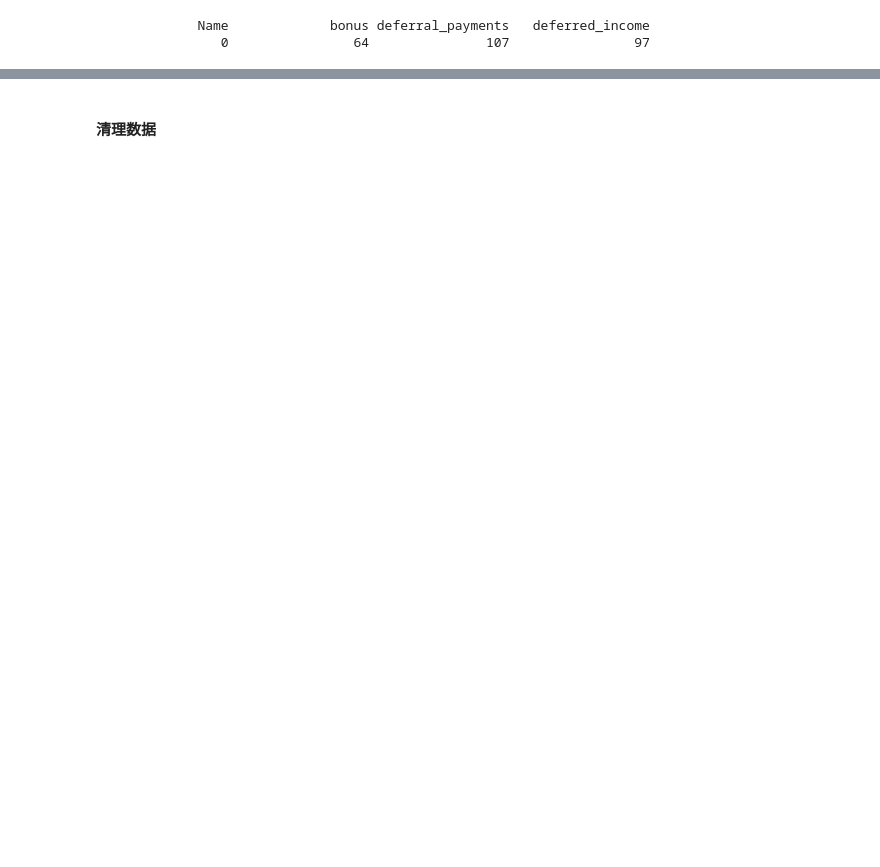
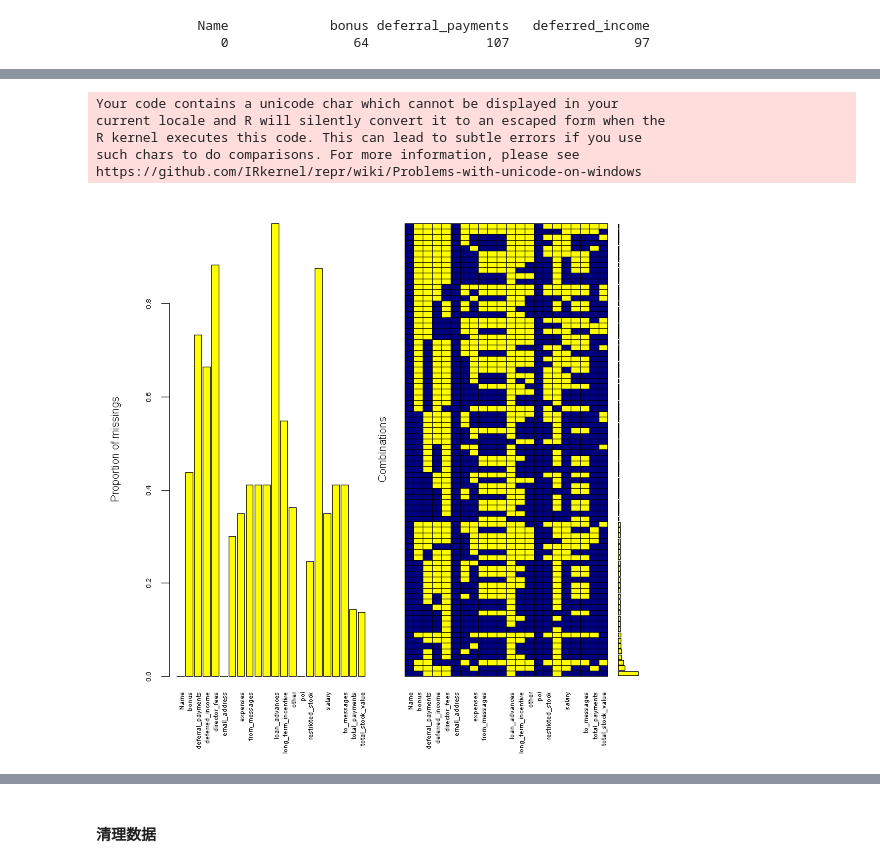
Before and after one commit to jingjingh4/CourseMaterial, a Jupyter notebook: Exercise/Course3Enron_Demo.ipynb, the cells around one changed output, grey strips where cells are left out. Saved outputs shown, nothing was run; the diff lists cells and outputs as text; code cells hidden in the pictures; blank space fills up the shorter version.

```diff
--- a/Exercise/Course3Enron_Demo.ipynb
+++ b/Exercise/Course3Enron_Demo.ipynb
@@ -144,0 +156,10 @@ library(purrr)
+# %%
+# 右侧图形右侧条形图是一个比例情况，需要结合⏰ mice 的 md.pattern 数据来解读
+aggr(df, sort.vars=TRUE, cex.lab=.8, cex.axis=.5, gap=2, col=c('navyblue','yellow'))
+# %% [output]
+Your code contains a unicode char which cannot be displayed in your
+current locale and R will silently convert it to an escaped form when the
+R kernel executes this code. This can lead to subtle errors if you use
+such chars to do comparisons. For more information, please see
+https://github.com/IRkernel/repr/wiki/Problems-with-unicode-on-windows
+[figure, added]
```
Also changed, not shown: parts of 26 cells of this notebook.
